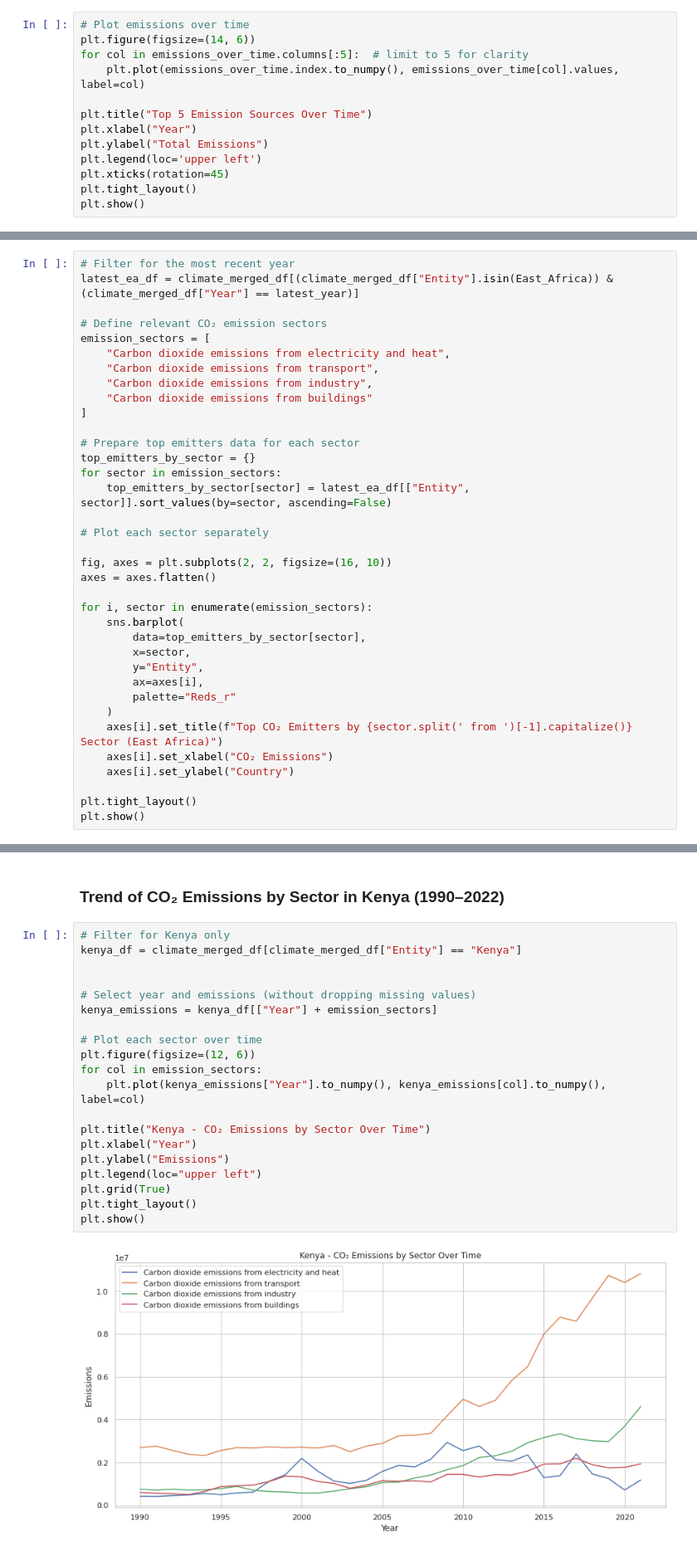
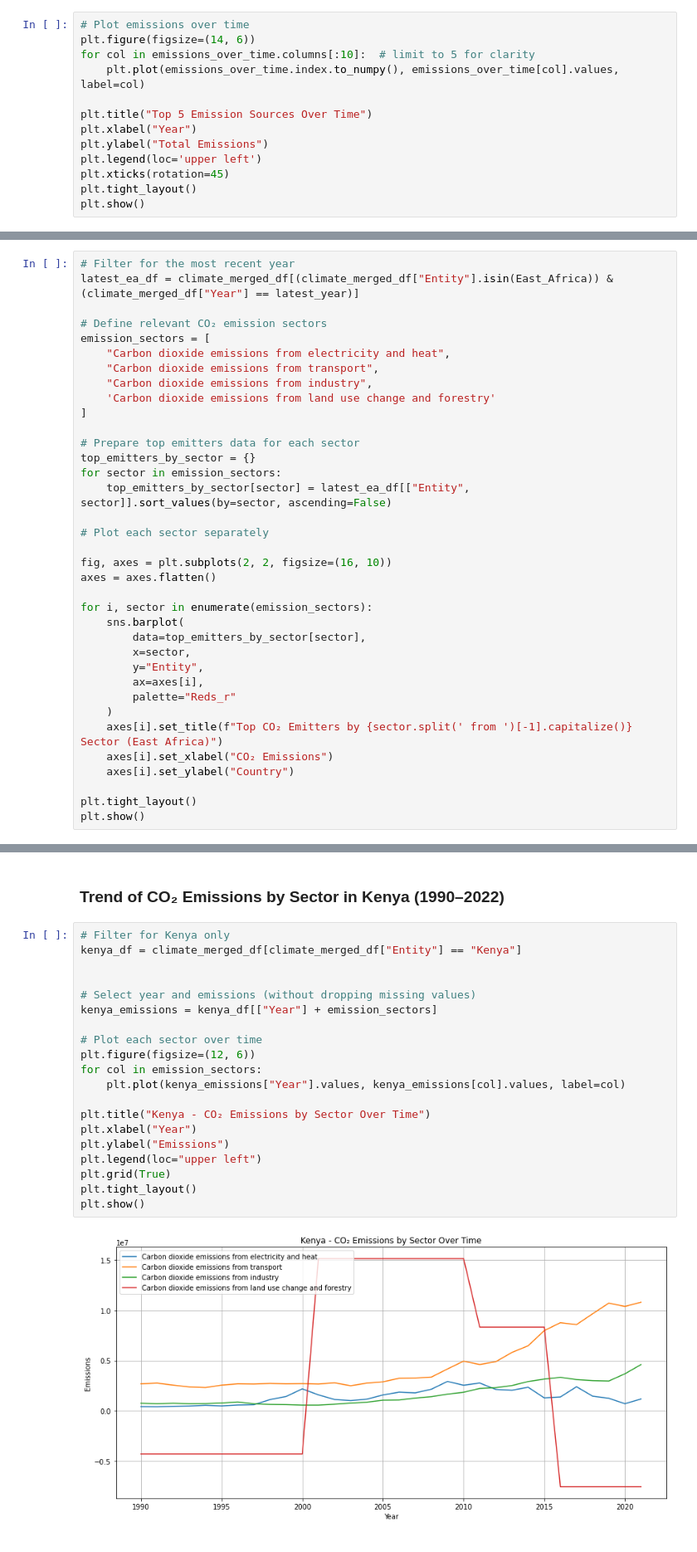
Before and after one commit to Angoye/Capstone-Project---Group-8, a Jupyter notebook: index.ipynb, the cells around one changed output, grey strips where cells are left out. Shown at 83% size. Drawn from its saved outputs; the diff is of its cells as text.

```diff
--- a/index.ipynb
+++ b/index.ipynb
@@ -355,7 +356,7 @@ indicators_over_time = indicators_df.groupby("Year")[climate_indicators].mean()
 # %%
 # Plot emissions over time
 plt.figure(figsize=(14, 6))
-for col in emissions_over_time.columns[:5]:  # limit to 5 for clarity
+for col in emissions_over_time.columns[:10]:  # limit to 5 for clarity
     plt.plot(emissions_over_time.index.to_numpy(), emissions_over_time[col].values, label=col)
 
 plt.title("Top 5 Emission Sources Over Time")
@@ -714,7 +715,7 @@ emission_sectors = [
     "Carbon dioxide emissions from electricity and heat",
     "Carbon dioxide emissions from transport",
     "Carbon dioxide emissions from industry",
-    "Carbon dioxide emissions from buildings"
+    'Carbon dioxide emissions from land use change and forestry'
 ]
 
 # Prepare top emitters data for each sector
@@ -780,25 +781,25 @@ Emissions here may come from residential/commercial energy use
 # %%
 # Filter for Kenya only
 kenya_df = climate_merged_df[climate_merged_df["Entity"] == "Kenya"]
 
 
 # Select year and emissions (without dropping missing values)
 kenya_emissions = kenya_df[["Year"] + emission_sectors]
 
 # Plot each sector over time
 plt.figure(figsize=(12, 6))
 for col in emission_sectors:
-    plt.plot(kenya_emissions["Year"].to_numpy(), kenya_emissions[col].to_numpy(), label=col)
+    plt.plot(kenya_emissions["Year"].values, kenya_emissions[col].values, label=col)
 
 plt.title("Kenya - CO₂ Emissions by Sector Over Time")
 plt.xlabel("Year")
 plt.ylabel("Emissions")
 plt.legend(loc="upper left")
 plt.grid(True)
 plt.tight_layout()
 plt.show()
 # %% [output]
-[figure, old version]
+[figure, new version]
 # %% [markdown]
 Sectoral Emission Trends:
 
```
Also changed, not shown: parts of 15 cells of this notebook.
